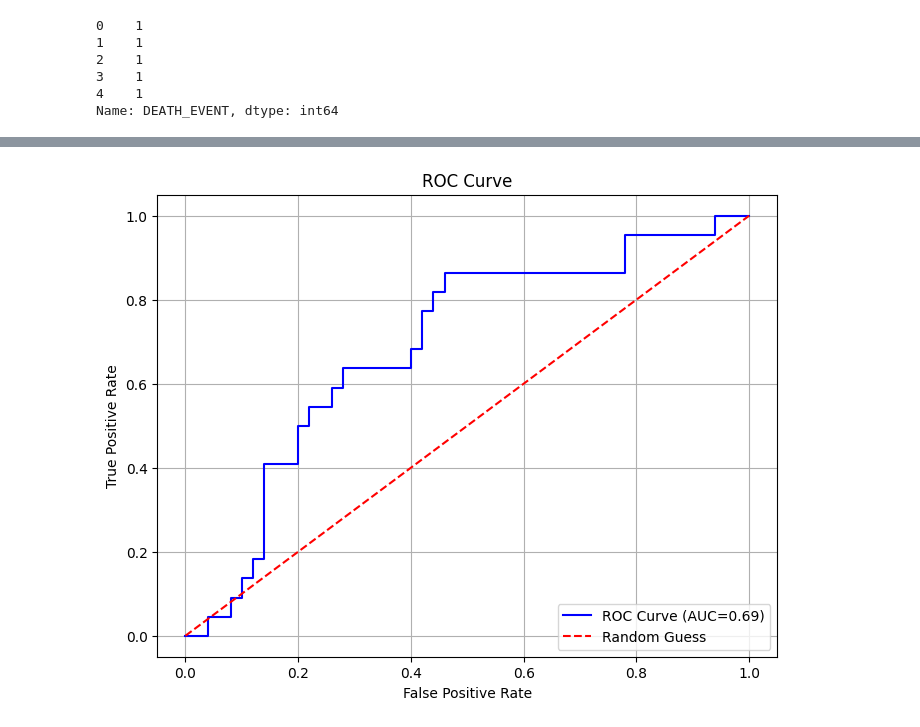
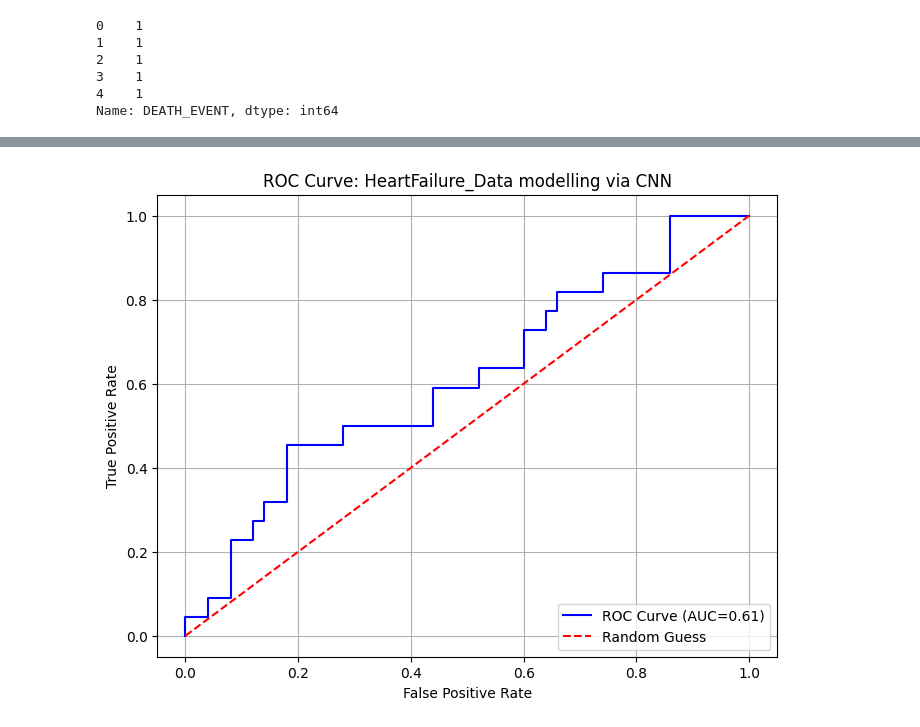
Before and after one commit to steventhestudent/CS4662_Project, a Jupyter notebook: CNNimplement.ipynb, the cells around one changed output, grey strips where cells are left out. Saved outputs shown, nothing was run; the diff lists cells and outputs as text; code cells hidden in the pictures.

```diff
--- a/CNNimplement.ipynb
+++ b/CNNimplement.ipynb
@@ -105,6 +109,7 @@ def standardizeFeatures(df):
 # %%
 feature_cols, popped_features = removeCategories(df)
 label = feature_cols.pop(-1)
+feature_cols.remove('time')
 # %%
 feature_cols
 # %% [output]
@@ -156,5 +168,6 @@ plt.show()
 # %%
-X = standardizeFeatures(X)
+#X = standardizeFeatures(X)
+X = normalizeFeatures(X)
 # %%
 X = X.reshape((X.shape[0], X.shape[1], 1))
 # %%
@@ -193,7 +206,7 @@ model = Sequential()
 # kernel_size=2 is a 1D filter that slides over sequence dimension. At each position, it looks at 2 consecutive values for each channel
 # each filter produces a single output value at each position (2 time steps at a time)
 #model.add(Input(shape=(12, 1)))
-model.add(layers.Conv1D(32, kernel_size=2, activation='relu', input_shape=(12, 1)))
+model.add(layers.Conv1D(32, kernel_size=2, activation='relu', input_shape=(11, 1)))
 #model.add(layers.Conv1D(32, kernel_size=2, activation='relu'))
 # %%
 # Pooling layer
@@ -314,12 +327,12 @@ keras.utils.plot_model(model, show_shapes=True)
 # %%
-from sklearn.metrics import roc_curve, roc_auc_score, auc
+from sklearn.metrics import roc_curve, roc_auc_score, auc, classification_report
 def rocCurve(y_test, y_predict, dataSet):
     fpr, tpr, thresholds = roc_curve(y_test, y_predict)
     auc = roc_auc_score(y_test, y_predict)
     plt.figure(figsize=(8,6))
     plt.plot(fpr, tpr, color='blue', label=f'ROC Curve (AUC={auc:.2f})')
     plt.plot([0,1], [0,1], color='red', linestyle='--', label='Random Guess')
-    plt.title('ROC Curve')
+    plt.title(f"ROC Curve: {dataSet}")
     plt.xlabel('False Positive Rate')
     plt.ylabel('True Positive Rate')
     plt.legend(loc='lower right')
@@ -332,5 +345,5 @@ y_predict = model.predict(X_test)
 # %%
-dataSet = "HeartFailure_Data model via CNN"
+dataSet = "HeartFailure_Data modelling via CNN"
 rocCurve(y_test, y_predict, dataSet)
 # %% [output]
-[figure, old version]
+[figure, new version]
```
Also changed, not shown: parts of 19 cells of this notebook, 4 other files.
